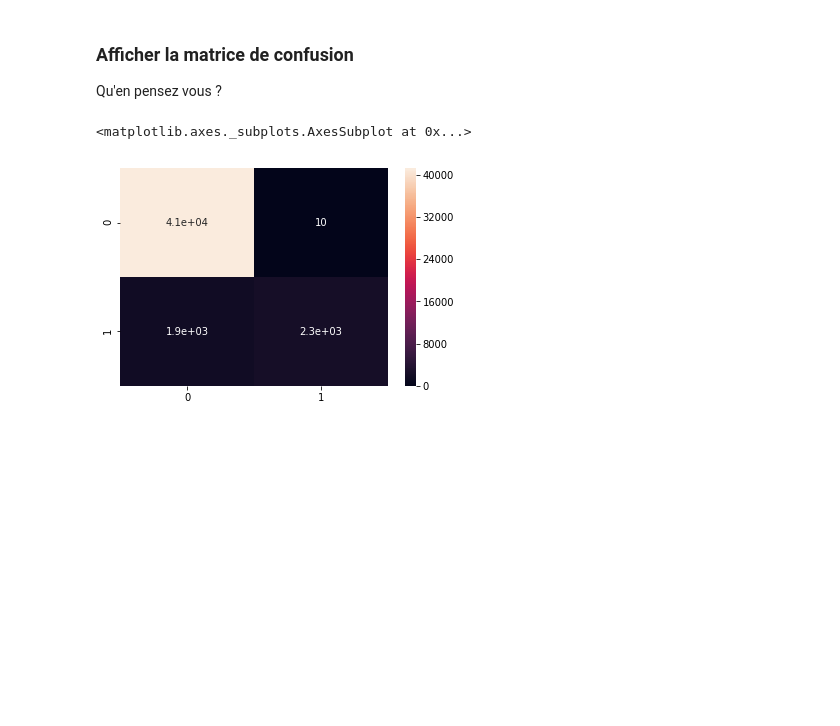
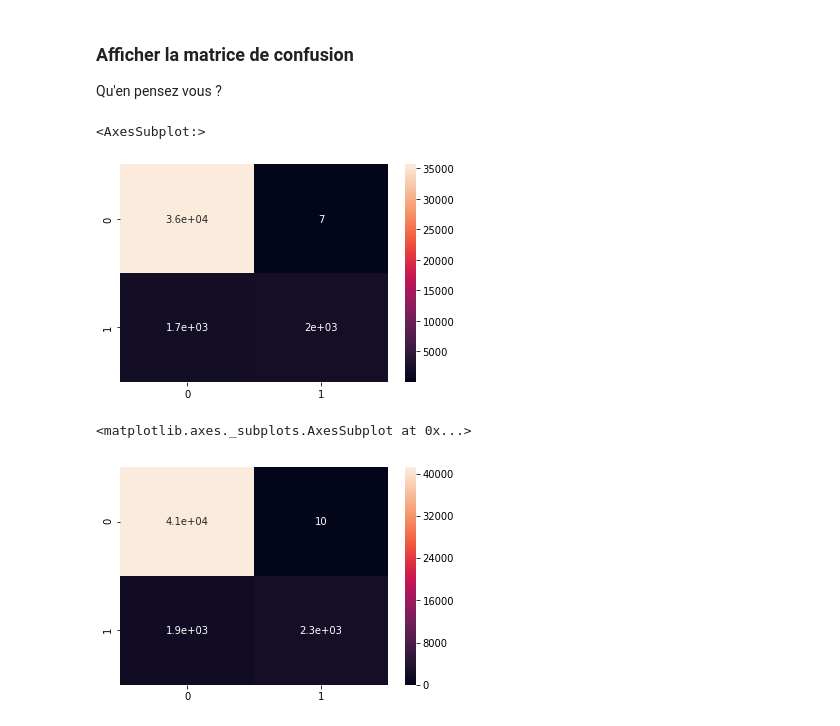
Before and after one commit to OFloyd/formation_greta, a Jupyter notebook: tp/tp_24_02_fraudes/projet_fraud.ipynb, the cells around one changed output. Saved outputs shown, nothing was run; the diff lists cells and outputs as text; code cells hidden in the pictures; blank space fills up the shorter version.

```diff
--- a/tp/tp_24_02_fraudes/projet_fraud.ipynb
+++ b/tp/tp_24_02_fraudes/projet_fraud.ipynb
@@ -236,6 +348,12 @@ AUC = Area under curve
 # %% [markdown]
 ### Afficher la matrice de confusion
 Qu'en pensez vous ?
+# %%
+co=confusion_matrix(y_test, y_pred)
+sns.heatmap(co, annot = True)
+# %% [output]
+<AxesSubplot:>
+[figure, added]
 # %%
 # %% [output]
 <matplotlib.axes._subplots.AxesSubplot at 0x...>
```
Also changed, not shown: parts of 36 cells of this notebook.
